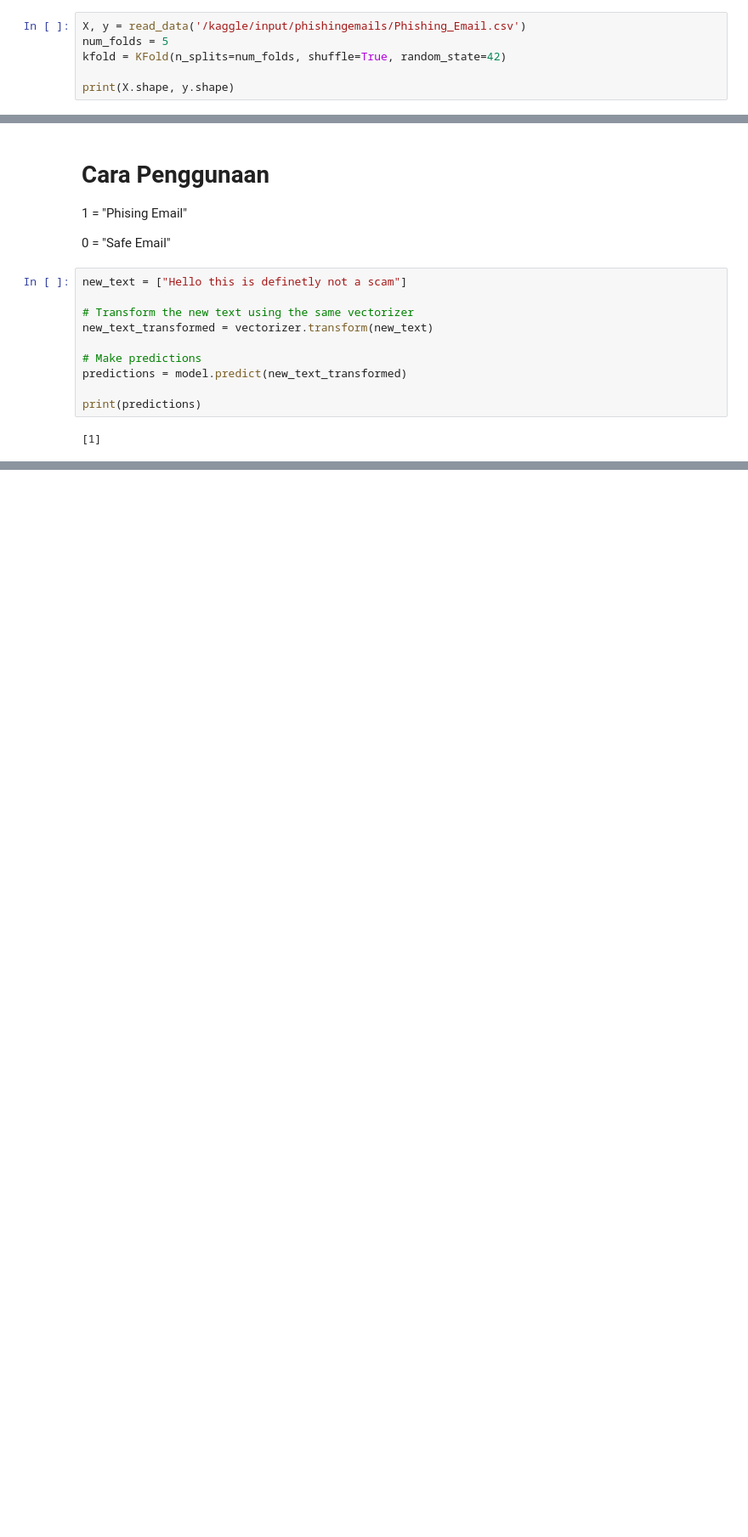
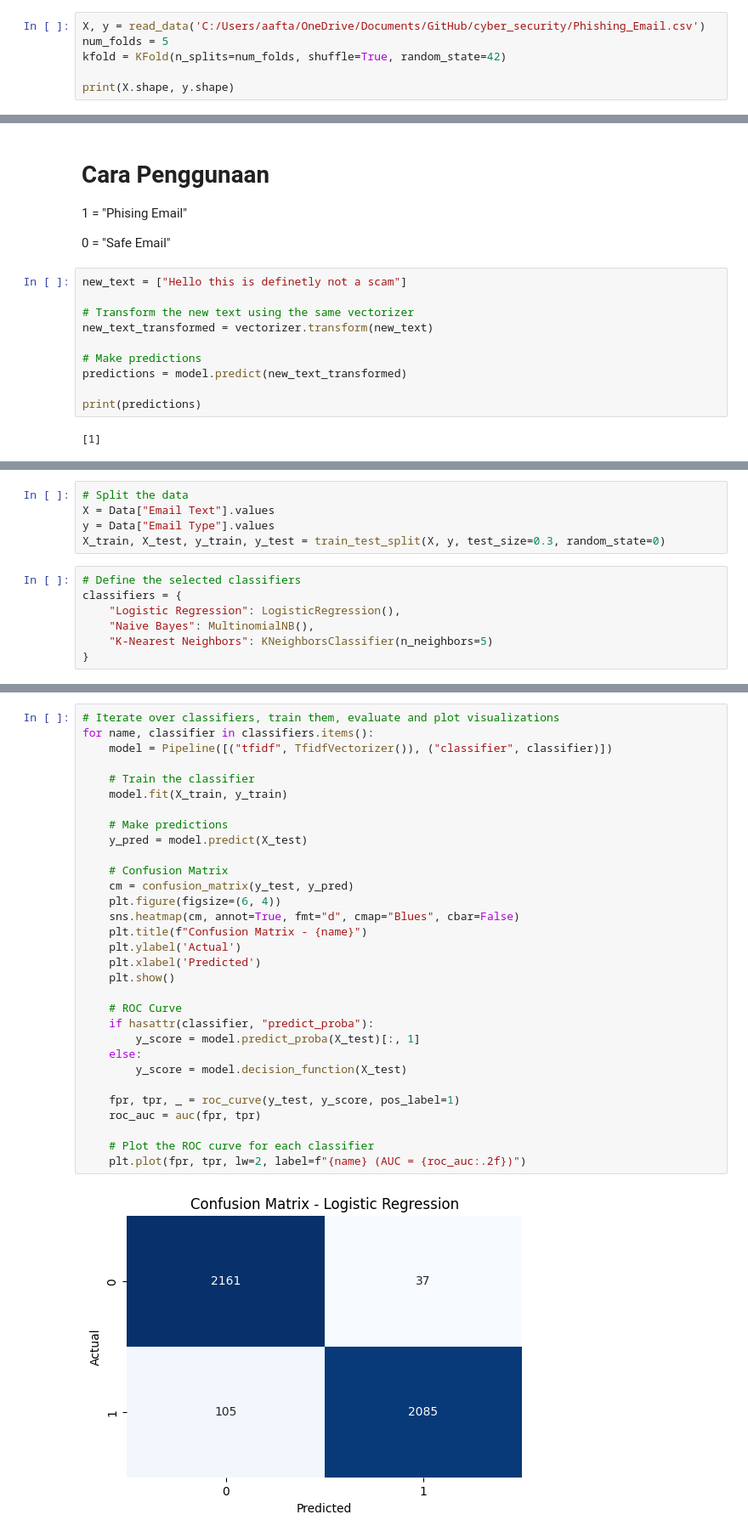
Before and after one commit to akshrasingh/cyber_security, a Jupyter notebook: phishing-email-detection-thesis.ipynb, the cells around one changed output, grey strips where cells are left out. Shown: that part at 85% size. Cells and saved outputs as stored; diff of their text form; blank space fills up the shorter version.

Commit message:
Models Added

```diff
--- a/phishing-email-detection-thesis.ipynb
+++ b/phishing-email-detection-thesis.ipynb
@@ -387,7 +373,7 @@ Safe Email        11322
 Phishing Email     7328
 Name: count, dtype: int64
 # %%
-X, y = read_data('/kaggle/input/phishingemails/Phishing_Email.csv')
+X, y = read_data('C:/Users/aafta/OneDrive/Documents/GitHub/cyber_security/Phishing_Email.csv')
 num_folds = 5
 kfold = KFold(n_splits=num_folds, shuffle=True, random_state=42)
 
@@ -456,0 +457,12 @@ print(predictions)
+# %%
+# Split the data
+X = Data["Email Text"].values
+y = Data["Email Type"].values
+X_train, X_test, y_train, y_test = train_test_split(X, y, test_size=0.3, random_state=0)
+# %%
+# Define the selected classifiers
+classifiers = {
+    "Logistic Regression": LogisticRegression(),
+    "Naive Bayes": MultinomialNB(),
+    "K-Nearest Neighbors": KNeighborsClassifier(n_neighbors=5)
+}
@@ -456,0 +475,33 @@ print(predictions)
+# %%
+# Iterate over classifiers, train them, evaluate and plot visualizations
+for name, classifier in classifiers.items():
+    model = Pipeline([("tfidf", TfidfVectorizer()), ("classifier", classifier)])
+
+    # Train the classifier
+    model.fit(X_train, y_train)
+
+    # Make predictions
+    y_pred = model.predict(X_test)
+
+    # Confusion Matrix
+    cm = confusion_matrix(y_test, y_pred)
+    plt.figure(figsize=(6, 4))
+    sns.heatmap(cm, annot=True, fmt="d", cmap="Blues", cbar=False)
+    plt.title(f"Confusion Matrix - {name}")
+    plt.ylabel('Actual')
+    plt.xlabel('Predicted')
+    plt.show()
+
+    # ROC Curve
+    if hasattr(classifier, "predict_proba"):
+        y_score = model.predict_proba(X_test)[:, 1]
+    else:
+        y_score = model.decision_function(X_test)
+
+    fpr, tpr, _ = roc_curve(y_test, y_score, pos_label=1)
+    roc_auc = auc(fpr, tpr)
+
+    # Plot the ROC curve for each classifier
+    plt.plot(fpr, tpr, lw=2, label=f"{name} (AUC = {roc_auc:.2f})")
+# %% [output]
+[figure, added]
```
Also changed, not shown: parts of 23 cells of this notebook, 1 other file.
